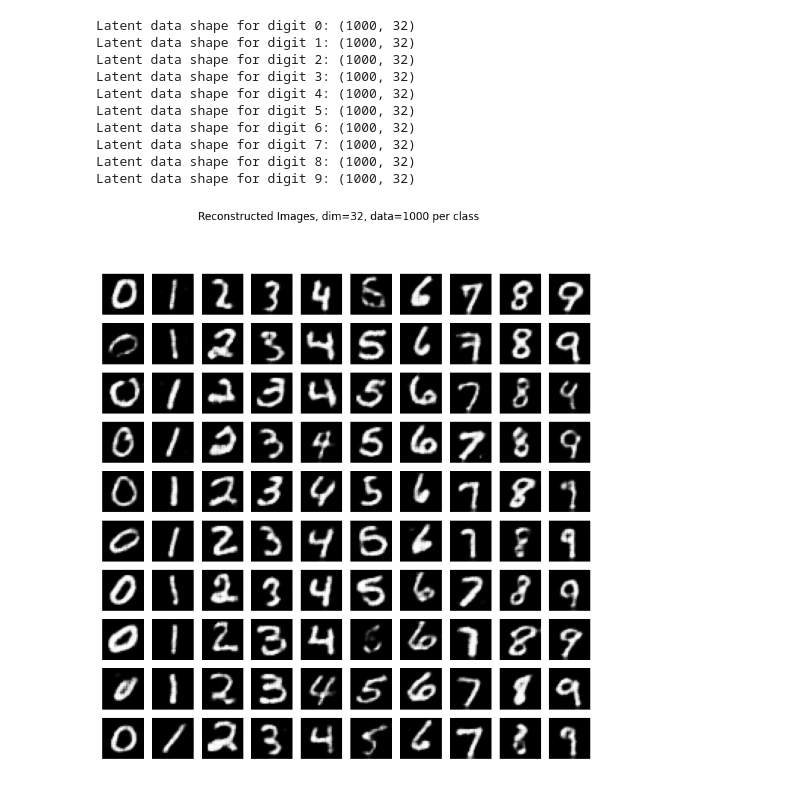
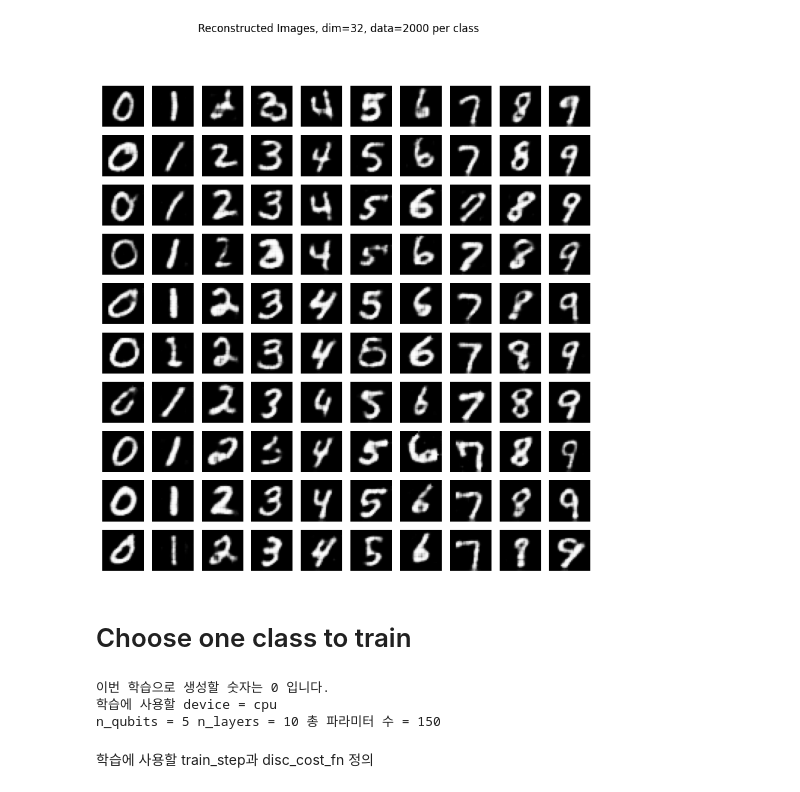
Before and after one commit to red1108/infoQGAN, a Jupyter notebook: mnist_train.ipynb, the cells around one changed output. Saved outputs shown, nothing was run; the diff lists cells and outputs as text; code cells hidden in the pictures.

Commit message:
add mnist train procedure

```diff
--- a/mnist_train.ipynb
+++ b/mnist_train.ipynb
@@ -1,8 +1,13 @@
 # %%
 import numpy as np
 import torch
+import torch.nn as nn
+from torch.autograd import Variable
+from torchvision import datasets, transforms
+
 import matplotlib.pyplot as plt
 import importlib
+from tqdm import tqdm
 
 from modules import Autoencoder
 importlib.reload(Autoencoder)  # 모듈 갱신
@@ -12,45 +17,77 @@ latent_dim = 32
 autoencoder = Autoencoder.Autoencoder(latent_dim=latent_dim)
 autoencoder.load_state_dict(torch.load('savepoints/autoencoder.pth'))
 autoencoder.eval()  # 평가 모드로 전환
 
-num_images_per_class = 1000
+num_images_per_class = 2000
 
 # 데이터 로드
 data = np.load(f'./data/MNIST/mnist_{num_images_per_class}.npz')
 
 # 클래스별로 10개의 latent 벡터를 선택하고 복원
 reconstructed_images = []
-for digit in range(10):
+for digit in tqdm(range(10)):
     latent_data = data[f'{digit}_latent']  # 각 클래스의 latent 벡터 불러오기
-
-    print(f"Latent data shape for digit {digit}:", latent_data.shape)
     # 10개의 latent 벡터를 텐서로 변환
     latent_vectors = torch.tensor(latent_data[:10], dtype=torch.float32)
 
     # 오토인코더의 디코더로 복원
     with torch.no_grad():
         reconstructed = autoencoder.decoder(latent_vectors)  # (10, 1, 28, 28)
     reconstructed_images.append(reconstructed)
 
 # 10x10 그리드에 시각화
 fig, axs = plt.subplots(10, 10, figsize=(10, 10))
 for i in range(10):
     for j in range(10):
         # (1, 28, 28) 형태를 (28, 28)으로 변환하여 시각화
         axs[j, i].imshow(reconstructed_images[i][j].squeeze().detach().numpy(), cmap='gray')
         axs[j, i].axis('off')
 
 plt.suptitle(f"Reconstructed Images, dim={latent_dim}, data={num_images_per_class} per class")
 plt.show()
 # %% [output]
-Latent data shape for digit 0: (1000, 32)
-Latent data shape for digit 1: (1000, 32)
-Latent data shape for digit 2: (1000, 32)
-Latent data shape for digit 3: (1000, 32)
-Latent data shape for digit 4: (1000, 32)
-Latent data shape for digit 5: (1000, 32)
-Latent data shape for digit 6: (1000, 32)
-Latent data shape for digit 7: (1000, 32)
-Latent data shape for digit 8: (1000, 32)
-Latent data shape for digit 9: (1000, 32)
-[figure, old version]
+[figure, new version]
+# %% [markdown]
+# Choose one class to train
+# %%
+# Standard Libraries
+import math
+import pickle
+import random
+
+# Data Manipulation and Visualization
+import pandas as pd
+import matplotlib.pyplot as plt
+from IPython.display import clear_output
+from tqdm import tqdm
+
+# Quantum Computing
+import pennylane as qml
+
+DIGIT = 0 # 0을 생성하도록 학습한다
+print("이번 학습으로 생성할 숫자는", DIGIT, "입니다.")
+
+# 학습 데이터, 테스트 데이터, 검증 데이터를 2:1:1로 나눈다.
+train_dataset = data[f'{DIGIT}_latent'][:num_images_per_class//2]
+test_dataset = data[f'{DIGIT}_latent'][num_images_per_class//2:num_images_per_class*3//4]
+val_dataset = data[f'{DIGIT}_latent'][num_images_per_class*3//4:]
+train_size, test_size, val_size = len(train_dataset), len(test_dataset), len(val_dataset)
+
+device = torch.device("cuda:0" if torch.cuda.is_available() else "cpu")
+print("학습에 사용할 device =",device)
+
+n_qubits = 5
+code_qubits = 1
+noise_qubits = n_qubits - code_qubits
+output_qubits = 5 # 출력 차원은 2**output_qubits 만큼.
+assert(code_qubits <= n_qubits)
+
+n_layers = 10
+BATCH_SIZE = 16
+print("n_qubits = {} n_layers = {} 총 파라미터 수 = {}".format(n_qubits, n_layers, n_qubits*n_layers*3))
+
+dev = qml.device("default.qubit", wires=n_qubits)
+# %% [output]
+이번 학습으로 생성할 숫자는 0 입니다.
+학습에 사용할 device = cpu
+n_qubits = 5 n_layers = 10 총 파라미터 수 = 150
@@ -56,0 +120,2 @@ Latent data shape for digit 9: (1000, 32)
+# %% [markdown]
+학습에 사용할 train_step과 disc_cost_fn 정의
```
Also changed, not shown: parts of 8 cells of this notebook, 3 other files.
